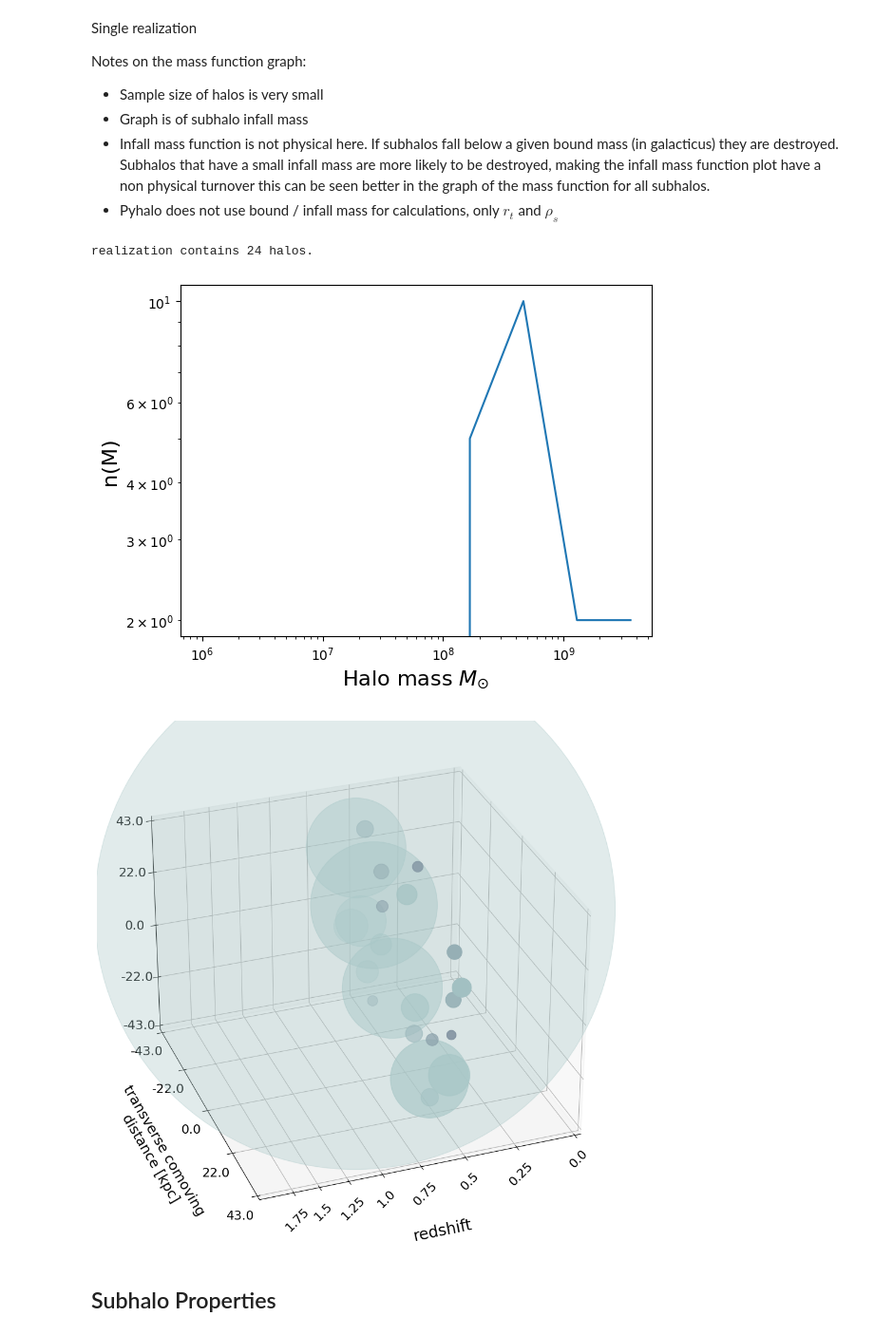
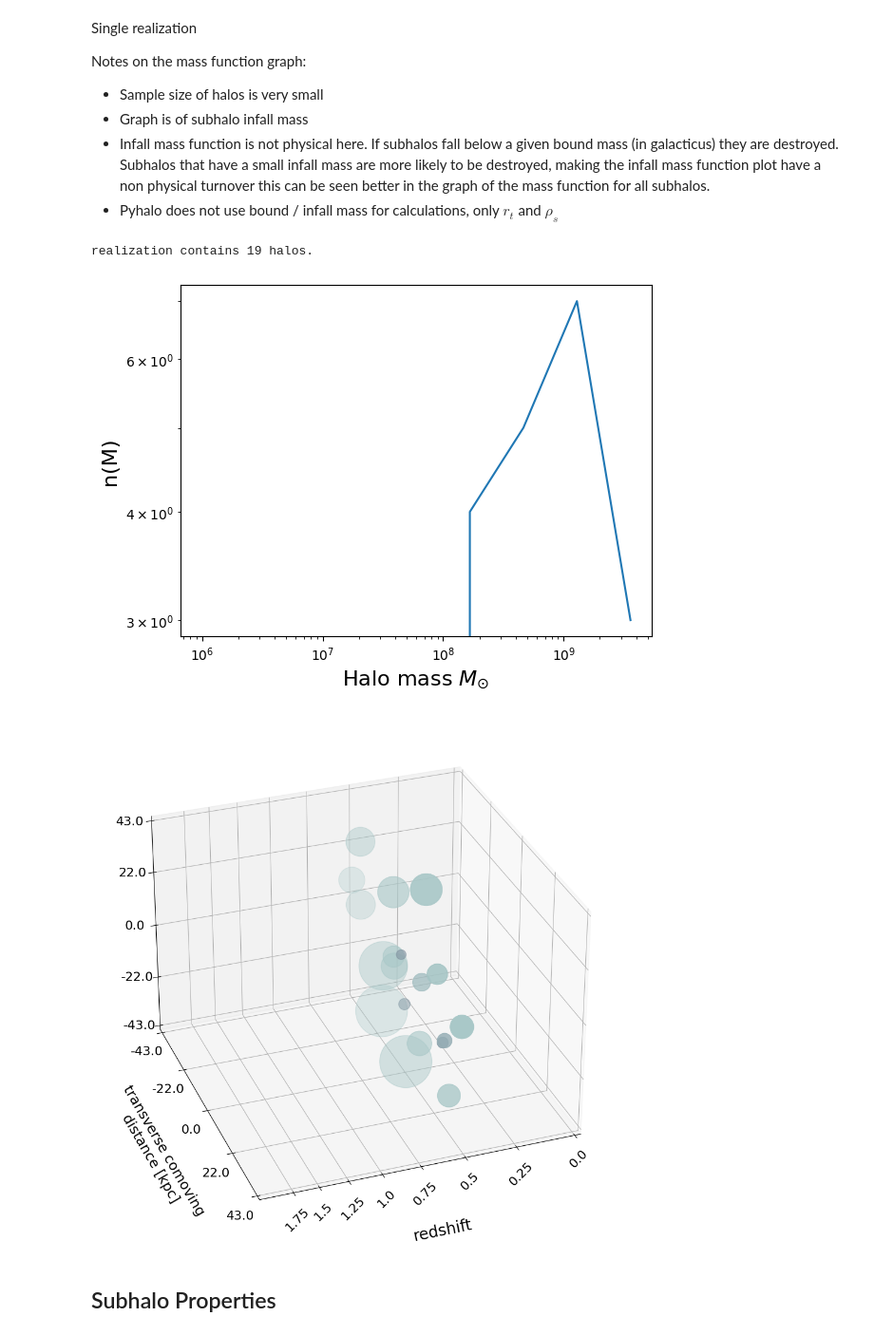
Before and after one commit to dangilman/pyHalo, a Jupyter notebook: example_notebooks/from_galacticus.ipynb, the cells around one changed output. Shown at 95% size. Drawn from its saved outputs; the diff is of its cells as text; code cells hidden in the pictures.

Commit message:
Changed the tree that was used in example

```diff
--- a/example_notebooks/from_galacticus.ipynb
+++ b/example_notebooks/from_galacticus.ipynb
@@ -13,7 +13,7 @@ from scipy.optimize import minimize
 # %% [markdown]
 Create a single realization from galacticus output
 # %%
-path_hdf5 = "data/TNFW_debug-7.hdf5"
+path_hdf5 = "data/TNFW_example.hdf5"
 tree_index = 8
 mrange = (1E8,1E10)
 # The coordinates of the normal vector of the plane we project onto when rendering
@@ -91,30 +91,30 @@ Notes on the mass function graph:
 - Infall mass function is not physical here. If subhalos fall below a given bound mass (in galacticus) they are destroyed. Subhalos that have a small infall mass are more likely to be destroyed, making the infall mass function plot have a non physical turnover this can be seen better in the graph of the mass function for all subhalos.
 - Pyhalo does not use bound / infall mass for calculations, only $r_t$ and $\rho_s$
 # %%
-realization_galacticus_subhalos = DMFromGalacticus(z_lens,z_source,path_hdf5,3 ,dict(cone_opening_angle_arcsec=cone_opening_angle_arcsec),
+realization_galacticus_subhalos = DMFromGalacticus(z_lens,z_source,path_hdf5,tree_index,dict(cone_opening_angle_arcsec=cone_opening_angle_arcsec),
                                                                                 mrange,True,plane_normal,include_field_halos=False)
 
 subhalos = realization_galacticus_subhalos.halos
 
 
 print('realization contains '+str(len(realization_galacticus_subhalos.halos))+' halos.')
 cdm_halo_masses_infall = [halo.mass for halo in realization_galacticus_subhalos.halos]
 N, m = np.histogram(cdm_halo_masses_infall, bins=np.logspace(6, 10, 10))
 
 fig = plt.figure(1)
 ax = plt.subplot(111)
 ax.loglog(m[0:-1], N)
 ax.set_xlabel('Halo mass '+r'$M_{\odot}$', fontsize=16)
 ax.set_ylabel('n(M)', fontsize=16)
 
 fig = plt.figure(2)
 fig.set_size_inches(14,12)
 ax = plt.subplot(111, projection='3d')
 realization_galacticus_subhalos.plot(ax)
 # %% [output]
-realization contains 24 halos.
+realization contains 19 halos.
-[figure, old version]
+[figure, new version]
-[figure, old version]
+[figure, new version]
 # %% [markdown]
 ## Subhalo Properties
 # %% [markdown]
```
Also changed, not shown: parts of 3 cells of this notebook.
